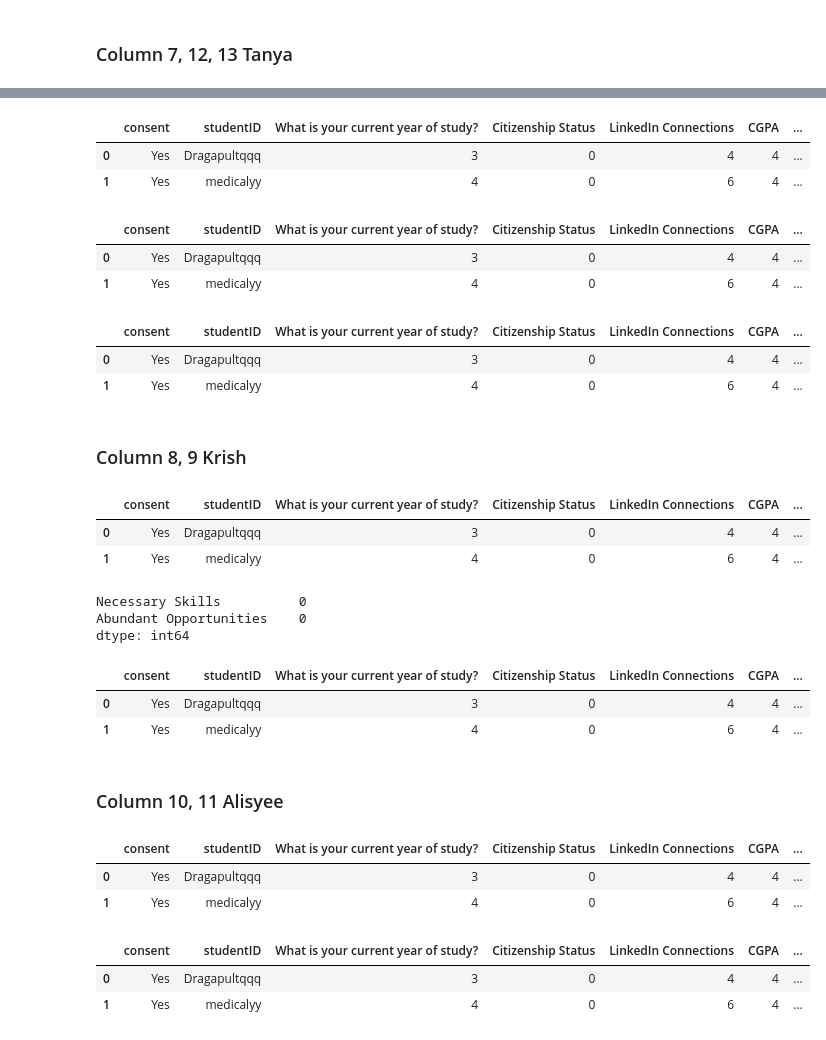
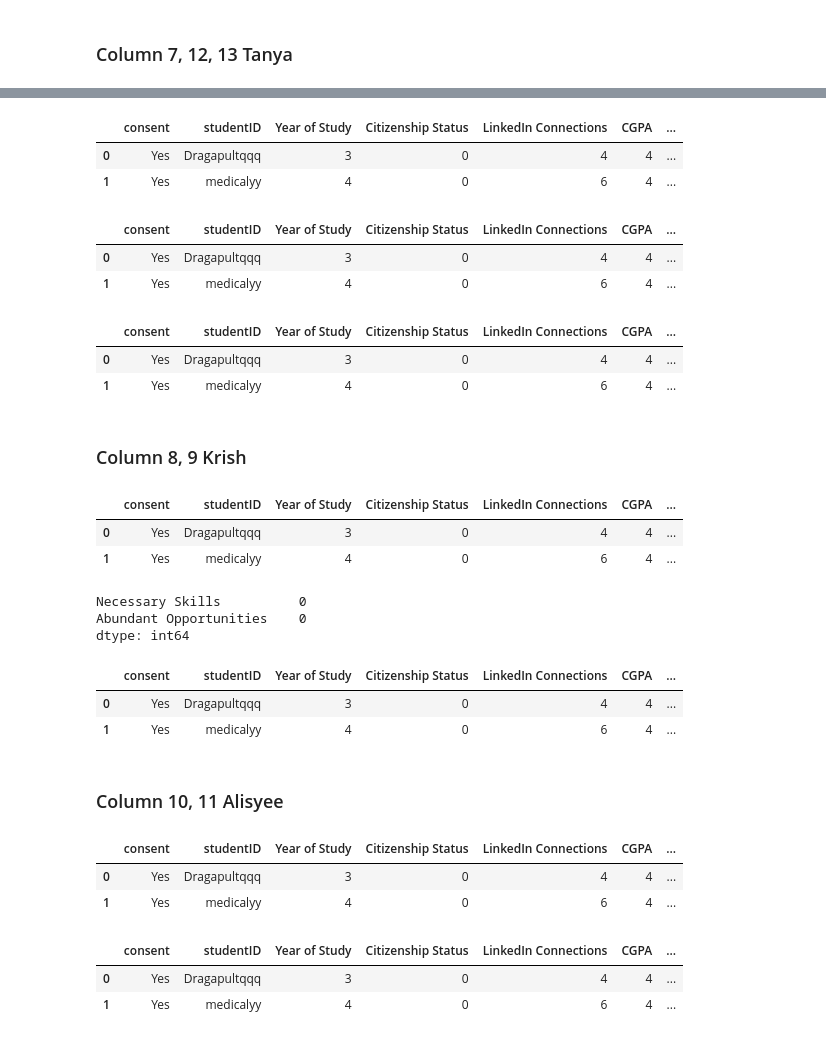
Before and after one commit to saleenaq06/sta304-Project, a Jupyter notebook: DataCollection/main.ipynb, the cells around one changed output, grey strips where cells are left out. Saved outputs shown, nothing was run; the diff lists cells and outputs as text; code cells hidden in the pictures.

```diff
--- a/DataCollection/main.ipynb
+++ b/DataCollection/main.ipynb
@@ -69,6 +69,6 @@ year_mapping = {
 }
 
 df['What is your current year of study?'] = df['What is your current year of study?'].map(year_mapping)
-
+df.rename(columns={'What is your current year of study?': 'Year of Study'}, inplace=True)
 df.head(2)
 # %% [output]
@@ -147,7 +147,7 @@ cgpa_map = {
 df['CGPA'] = df['CGPA'].map(cgpa_map)
 df.head(2)
 # %% [output]
-|  | consent | studentID | What is your current year of study? | Citizenship Status | LinkedIn Connections | CGPA | ... |
+|  | consent | studentID | Year of Study | Citizenship Status | LinkedIn Connections | CGPA | ... |
 | 0 | Yes | Dragapultqqq | 3 | 0 | 4 | 4 | ... |
 | 1 | Yes | medicalyy | 4 | 0 | 6 | 4 | ... |
 # %%
@@ -162,7 +162,7 @@ df['Completed Internships'] = df['Completed Internships'].replace('12 months of
 df['Completed Internships'] = pd.to_numeric(df['Completed Internships'], errors='coerce').astype('Int64')
 df.head(2)
 # %% [output]
-|  | consent | studentID | What is your current year of study? | Citizenship Status | LinkedIn Connections | CGPA | ... |
+|  | consent | studentID | Year of Study | Citizenship Status | LinkedIn Connections | CGPA | ... |
 | 0 | Yes | Dragapultqqq | 3 | 0 | 4 | 4 | ... |
 | 1 | Yes | medicalyy | 4 | 0 | 6 | 4 | ... |
 # %%
@@ -185,7 +185,7 @@ workforce_preparedness_map = {
 df['Workforce Preparedness'] = df['Workforce Preparedness'].map(workforce_preparedness_map)
 df.head(2)
 # %% [output]
-|  | consent | studentID | What is your current year of study? | Citizenship Status | LinkedIn Connections | CGPA | ... |
+|  | consent | studentID | Year of Study | Citizenship Status | LinkedIn Connections | CGPA | ... |
 | 0 | Yes | Dragapultqqq | 3 | 0 | 4 | 4 | ... |
 | 1 | Yes | medicalyy | 4 | 0 | 6 | 4 | ... |
 # %% [markdown]
@@ -210,7 +210,7 @@ agreement_map = {
 df['Necessary Skills'] = df['Necessary Skills'].str.strip().map(agreement_map)
 df.head(2)
 # %% [output]
-|  | consent | studentID | What is your current year of study? | Citizenship Status | LinkedIn Connections | CGPA | ... |
+|  | consent | studentID | Year of Study | Citizenship Status | LinkedIn Connections | CGPA | ... |
 | 0 | Yes | Dragapultqqq | 3 | 0 | 4 | 4 | ... |
 | 1 | Yes | medicalyy | 4 | 0 | 6 | 4 | ... |
 # %%
@@ -229,7 +229,7 @@ df.head(2)
 Necessary Skills          0
 Abundant Opportunities    0
 dtype: int64
-|  | consent | studentID | What is your current year of study? | Citizenship Status | LinkedIn Connections | CGPA | ... |
+|  | consent | studentID | Year of Study | Citizenship Status | LinkedIn Connections | CGPA | ... |
 | 0 | Yes | Dragapultqqq | 3 | 0 | 4 | 4 | ... |
 | 1 | Yes | medicalyy | 4 | 0 | 6 | 4 | ... |
 # %% [markdown]
@@ -237,30 +237,31 @@ dtype: int64
 # %%
 # 'Rate your agreement with each statement [I expect to secure a full-time job in my field within 4 months of graduating.]'
 # code agreement levels
 agreement_map = {
     'Strongly Agree': 1,
     'Agree': 2,
     'Slightly Agree': 3,
     'Neutral': 4,
     'Slightly Disagree': 5,
     'Disagree': 6,
     'Strongly Disagree': 7,
 }
 
 df['Rate your agreement with each statement [I expect to secure a full-time job in my field within 4 months of graduating.]'] = df['Rate your agreement with each statement [I expect to secure a full-time job in my field within 4 months of graduating.]'].map(agreement_map)
+df.rename(columns={'Rate your agreement with each statement [I expect to secure a full-time job in my field within 4 months of graduating.]': 'Job Security'}, inplace=True)
 
 df.head(2)
 # %% [output]
-|  | consent | studentID | What is your current year of study? | Citizenship Status | LinkedIn Connections | CGPA | ... |
+|  | consent | studentID | Year of Study | Citizenship Status | LinkedIn Connections | CGPA | ... |
 | 0 | Yes | Dragapultqqq | 3 | 0 | 4 | 4 | ... |
 | 1 | Yes | medicalyy | 4 | 0 | 6 | 4 | ... |
 # %%
 # 'Rate your agreement with each statement [I have a strong professional network that will help me find job opportunities.]'
 df['Rate your agreement with each statement [I have a strong professional network that will help me find job opportunities.]'] = df['Rate your agreement with each statement [I have a strong professional network that will help me find job opportunities.]'].map(agreement_map)
-
+df.rename(columns={'Rate your agreement with each statement [I have a strong professional network that will help me find job opportunities.]': 'Professional Network'}, inplace=True)
 df.head(2)
 # %% [output]
-|  | consent | studentID | What is your current year of study? | Citizenship Status | LinkedIn Connections | CGPA | ... |
+|  | consent | studentID | Year of Study | Citizenship Status | LinkedIn Connections | CGPA | ... |
 | 0 | Yes | Dragapultqqq | 3 | 0 | 4 | 4 | ... |
 | 1 | Yes | medicalyy | 4 | 0 | 6 | 4 | ... |
 # %%
```
Also changed, not shown: parts of 7 cells of this notebook, 1 other file.
